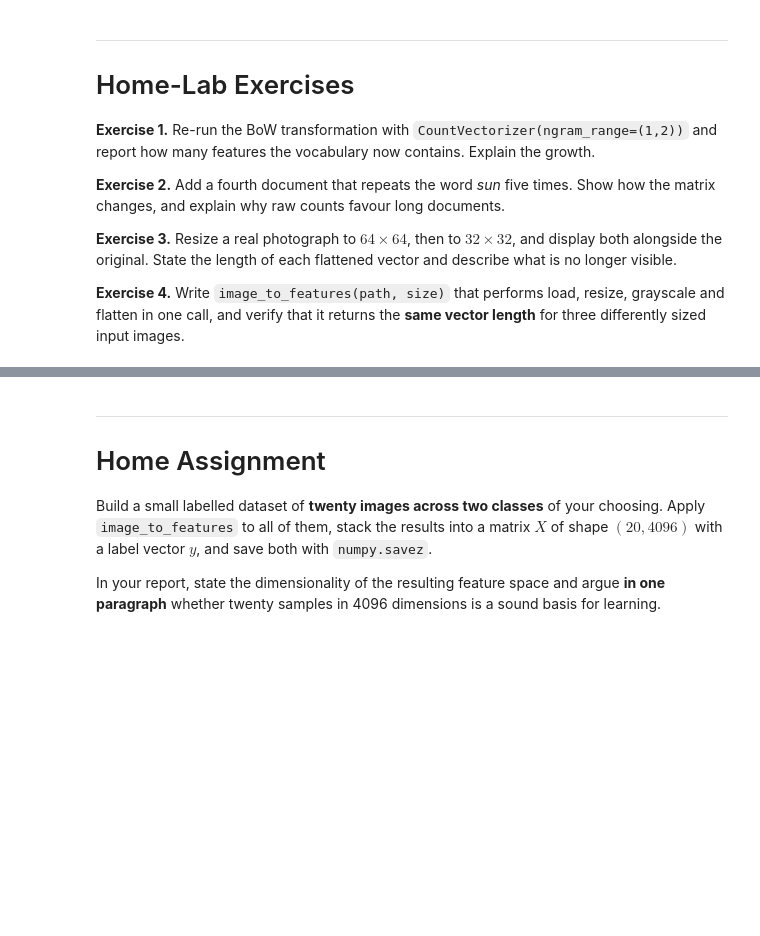
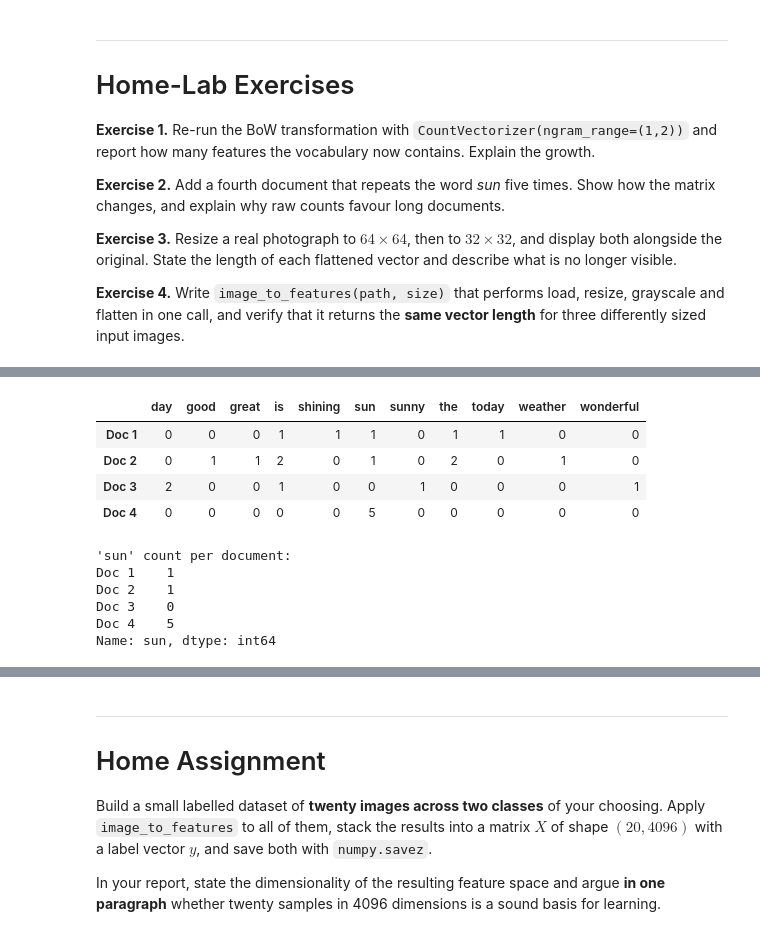
Before and after one commit to MalikSami07/ai-lab-portfolio, a Jupyter notebook: lab03/Lab_03_Text_and_Image_Features.ipynb, the cells around one changed output, grey strips where cells are left out. Saved outputs shown, nothing was run; the diff lists cells and outputs as text; code cells hidden in the pictures; blank space fills up the shorter version.

```diff
--- a/lab03/Lab_03_Text_and_Image_Features.ipynb
+++ b/lab03/Lab_03_Text_and_Image_Features.ipynb
@@ -385,0 +427,24 @@ sized input images.
+# %%
+# --- Exercise 2: adding a document with a repeated word ---
+documents_ex2 = documents + ["sun sun sun sun sun"]
+
+vectorizer_ex2 = CountVectorizer()
+X_ex2 = vectorizer_ex2.fit_transform(documents_ex2)
+df_ex2 = pd.DataFrame(X_ex2.toarray(), columns=vectorizer_ex2.get_feature_names_out(),
+                       index=[f"Doc {i+1}" for i in range(len(documents_ex2))])
+display(df_ex2)
+
+print("\n'sun' count per document:")
+print(df_ex2["sun"])
+# %% [output]
+|  | day | good | great | is | shining | sun | sunny | the | today | weather | wonderful |
+| Doc 1 | 0 | 0 | 0 | 1 | 1 | 1 | 0 | 1 | 1 | 0 | 0 |
+| Doc 2 | 0 | 1 | 1 | 2 | 0 | 1 | 0 | 2 | 0 | 1 | 0 |
+| Doc 3 | 2 | 0 | 0 | 1 | 0 | 0 | 1 | 0 | 0 | 0 | 1 |
+| Doc 4 | 0 | 0 | 0 | 0 | 0 | 5 | 0 | 0 | 0 | 0 | 0 |
+'sun' count per document:
+Doc 1    1
+Doc 2    1
+Doc 3    0
+Doc 4    5
+Name: sun, dtype: int64
```
Also changed, not shown: parts of 18 cells of this notebook, 23 other files.
